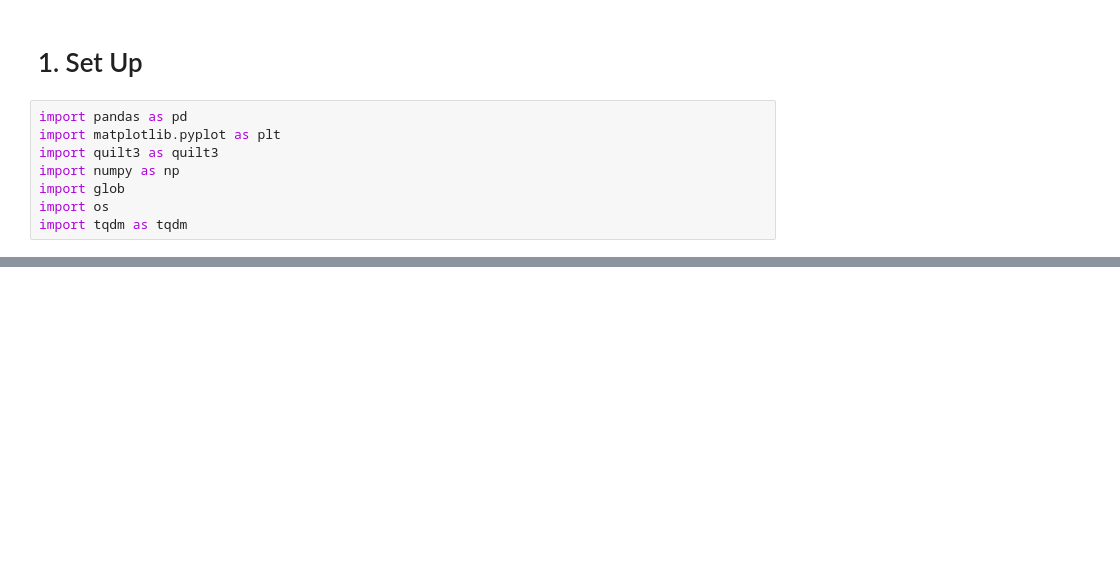
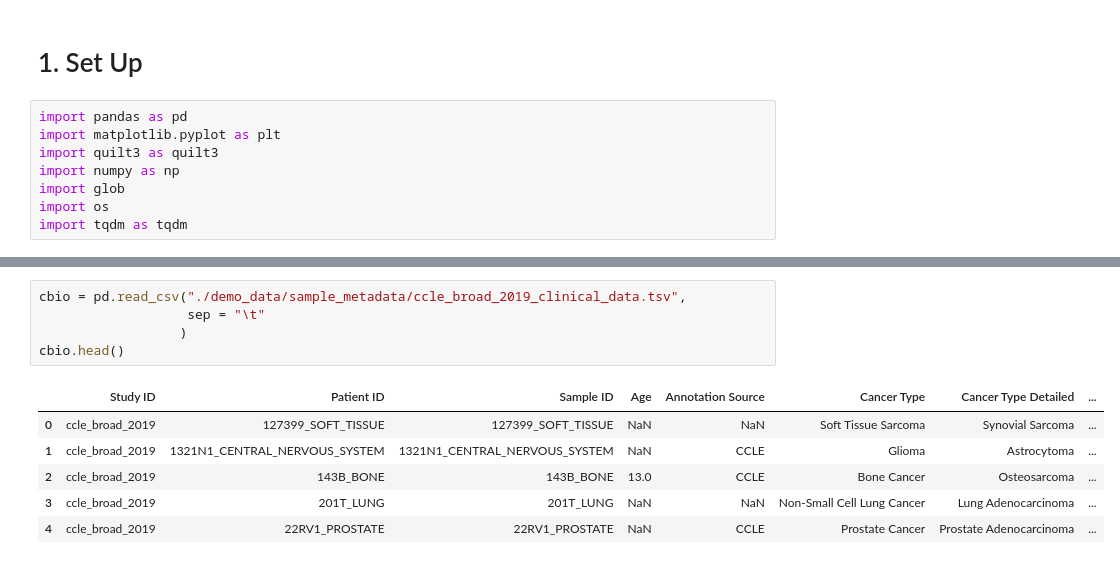
Before and after one commit to quiltdata/quilt-package-metadata-athena, a Jupyter notebook: 00_curate_raw_rnaseq_data_for_demo.ipynb, the cells around one changed output, grey strips where cells are left out. Drawn from its saved outputs; the diff is of its cells as text; blank space fills up the shorter version.

```diff
--- a/00_curate_raw_rnaseq_data_for_demo.ipynb
+++ b/00_curate_raw_rnaseq_data_for_demo.ipynb
@@ -18,0 +82,12 @@ First, we downloaded
+# %%
+cbio = pd.read_csv("./demo_data/sample_metadata/ccle_broad_2019_clinical_data.tsv",
+                   sep = "\t"
+                  )
+cbio.head()
+# %% [output]
+|  | Study ID | Patient ID | Sample ID | Age | Annotation Source | Cancer Type | Cancer Type Detailed | ... |
+| 0 | ccle_broad_2019 | 127399_SOFT_TISSUE | 127399_SOFT_TISSUE | NaN | NaN | Soft Tissue Sarcoma | Synovial Sarcoma | ... |
+| 1 | ccle_broad_2019 | 1321N1_CENTRAL_NERVOUS_SYSTEM | 1321N1_CENTRAL_NERVOUS_SYSTEM | NaN | CCLE | Glioma | Astrocytoma | ... |
+| 2 | ccle_broad_2019 | 143B_BONE | 143B_BONE | 13.0 | CCLE | Bone Cancer | Osteosarcoma | ... |
+| 3 | ccle_broad_2019 | 201T_LUNG | 201T_LUNG | NaN | NaN | Non-Small Cell Lung Cancer | Lung Adenocarcinoma | ... |
+| 4 | ccle_broad_2019 | 22RV1_PROSTATE | 22RV1_PROSTATE | NaN | CCLE | Prostate Cancer | Prostate Adenocarcinoma | ... |
```
Also changed, not shown: parts of 36 cells of this notebook, 13 other files.
